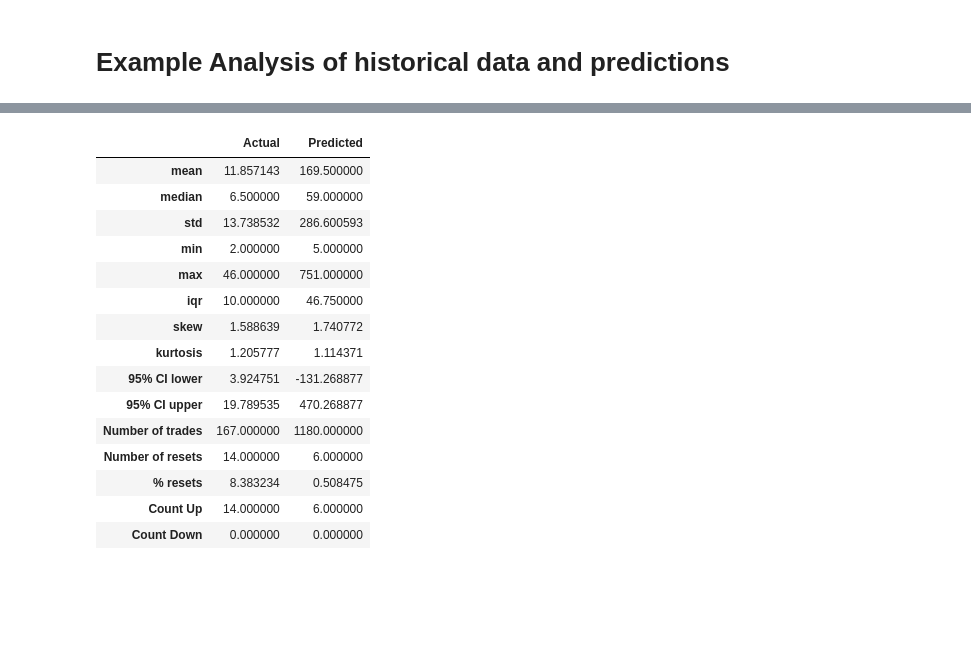
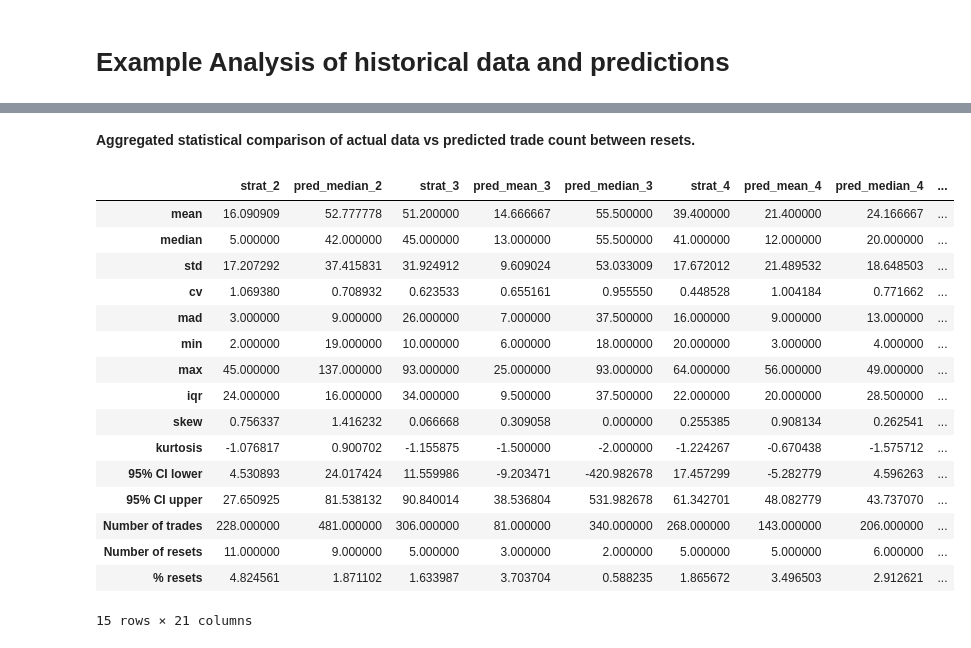
Before and after one commit to aakop14/dsf-model-evaluation, a Jupyter notebook: notebooks/example_analysis.ipynb, the cells around one changed output, grey strips where cells are left out. Saved outputs shown, nothing was run; the diff lists cells and outputs as text; code cells hidden in the pictures; blank space fills up the shorter version.

```diff
--- a/notebooks/example_analysis.ipynb
+++ b/notebooks/example_analysis.ipynb
@@ -57,6 +136,6 @@ Import pool data and filter transactions to match the raindex trading time windo
 # %%
 # Name of the csv file with historical pool data
-pool_filename = 'floco-usdc-pool-.csv'
+pool_filename = 'wlth-usdc-pool-0x1536ee1506e24e5a36be99c73136cd82907a902e.csv'
 # Read the csv and process dataframe accordingly
 pool_df = read_dex_data(csv_path=utils.get_data_path(pool_filename, 'trade'))
 # %%
@@ -112,9 +215,0 @@ display(pool_15m_df[pool_15m_df['reset']])
-# %%
-# Name of the spreadsheet model file that uses raindex trading data
-raindex_model_file_name = 'model-floco_raindex.xlsx'#r'model-floco_raindex_no_group.xlsx'
-# Choose the name of the sheet for analysis in the model
-trade_freq_sheet = '15M'
-# Read data from the model into dataframe
-raindex_15m_df = read_model_predictions(file_path=utils.get_data_path(raindex_model_file_name, 'model'), sheet_name=trade_freq_sheet)
-# Calculate trade counts from resets
-utils.add_reset_trade_count(raindex_15m_df)
@@ -123,7 +351,9 @@ utils.add_reset_trade_count(raindex_15m_df)
 max_trade_threshold = 1000000 # Optional filter for the maximum number or trades
                                 # Useful to eliminate outliers in the plot for visual comparison
                                 # Set at some large number if filtering is not required
+
+display(Markdown("**Histograms of strategy actual data vs predicted (by mean trade frequency) trade count between resets.**"))
 # Change bin_width to change grouping in histogram
-vis.plot_reset_trades_hist(raindex_15m_df[raindex_15m_df['trade_count']<max_trade_threshold],
-                           pool_15m_df[pool_15m_df['trade_count']<max_trade_threshold], bin_width=2)
+for index in range(len(strat_dfs)):
+    plot_strat_predicted_trades_hist(index, strat_dfs[index], prediction_mean_dfs[index], 'mean', is_mod_reset=True)
 # %% [output]
@@ -132,0 +366,5 @@ The plot shows one outlier at 751. Could be more reasonable to drop that entry a
+# %%
+display(Markdown("**Histograms of strategy actual data vs predicted (by median trade frequency) trade count between resets.**"))
+for index in range(len(strat_dfs)):
+    if prediction_median_dfs[index] is not None:
+        plot_strat_predicted_trades_hist(index, strat_dfs[index], prediction_median_dfs[index], 'median', is_mod_reset=True)
@@ -133,21 +384,43 @@ The plot shows one outlier at 751. Could be more reasonable to drop that entry a
 # %%
 # Generate comparison for trades between resets statistics
-stat_comparison_df = ev.compare_distributions(raindex_15m_df, pool_15m_df)
+stat_comparison_df = None
+for index in range(len(strat_dfs)):
+    curr_stat_comp = None
+    if prediction_mean_dfs[index] is not None:
+        curr_stat_comp = ev.compare_distributions(strat_dfs[index], prediction_mean_dfs[index], directions=[], is_mod_reset=True)
+        curr_stat_comp.columns = ['strat_{}'.format(index+1), 'pred_mean_{}'.format(index+1)]
+    if prediction_median_dfs[index] is not None:
+        median_stat_comp = ev.compare_distributions(strat_dfs[index], prediction_median_dfs[index], directions=[], is_mod_reset=True)
+        if curr_stat_comp is None:
+            curr_stat_comp = median_stat_comp
+            curr_stat_comp.columns = ['strat_{}'.format(index+1), 'pred_median_{}'.format(index+1)]
+        else:
+            curr_stat_comp['pred_median_{}'.format(index+1)] = median_stat_comp['Predicted'].values
+
+    if curr_stat_comp is not None:
+        if stat_comparison_df is None:
+            stat_comparison_df = curr_stat_comp
+        else:
+            stat_comparison_df = pd.concat([stat_comparison_df, curr_stat_comp], axis=1)
+
+display(Markdown("**Aggregated statistical comparison of actual data vs predicted trade count between resets.**"))
 display(stat_comparison_df)
 # %% [output]
+**Aggregated statistical comparison of actual data vs predicted trade count between resets.**
-|  | Actual | Predicted |
-| mean | 11.857143 | 169.500000 |
-| median | 6.500000 | 59.000000 |
-| std | 13.738532 | 286.600593 |
-| min | 2.000000 | 5.000000 |
-| max | 46.000000 | 751.000000 |
-| iqr | 10.000000 | 46.750000 |
-| skew | 1.588639 | 1.740772 |
-| kurtosis | 1.205777 | 1.114371 |
-| 95% CI lower | 3.924751 | -131.268877 |
-| 95% CI upper | 19.789535 | 470.268877 |
-| Number of trades | 167.000000 | 1180.000000 |
-| Number of resets | 14.000000 | 6.000000 |
-| % resets | 8.383234 | 0.508475 |
-| Count Up | 14.000000 | 6.000000 |
-| Count Down | 0.000000 | 0.000000 |
+|  | strat_2 | pred_median_2 | strat_3 | pred_mean_3 | pred_median_3 | strat_4 | pred_mean_4 | pred_median_4 | ... |
+| mean | 16.090909 | 52.777778 | 51.200000 | 14.666667 | 55.500000 | 39.400000 | 21.400000 | 24.166667 | ... |
+| median | 5.000000 | 42.000000 | 45.000000 | 13.000000 | 55.500000 | 41.000000 | 12.000000 | 20.000000 | ... |
+| std | 17.207292 | 37.415831 | 31.924912 | 9.609024 | 53.033009 | 17.672012 | 21.489532 | 18.648503 | ... |
+| cv | 1.069380 | 0.708932 | 0.623533 | 0.655161 | 0.955550 | 0.448528 | 1.004184 | 0.771662 | ... |
+| mad | 3.000000 | 9.000000 | 26.000000 | 7.000000 | 37.500000 | 16.000000 | 9.000000 | 13.000000 | ... |
+| min | 2.000000 | 19.000000 | 10.000000 | 6.000000 | 18.000000 | 20.000000 | 3.000000 | 4.000000 | ... |
+| max | 45.000000 | 137.000000 | 93.000000 | 25.000000 | 93.000000 | 64.000000 | 56.000000 | 49.000000 | ... |
+| iqr | 24.000000 | 16.000000 | 34.000000 | 9.500000 | 37.500000 | 22.000000 | 20.000000 | 28.500000 | ... |
+| skew | 0.756337 | 1.416232 | 0.066668 | 0.309058 | 0.000000 | 0.255385 | 0.908134 | 0.262541 | ... |
+| kurtosis | -1.076817 | 0.900702 | -1.155875 | -1.500000 | -2.000000 | -1.224267 | -0.670438 | -1.575712 | ... |
+| 95% CI lower | 4.530893 | 24.017424 | 11.559986 | -9.203471 | -420.982678 | 17.457299 | -5.282779 | 4.596263 | ... |
+| 95% CI upper | 27.650925 | 81.538132 | 90.840014 | 38.536804 | 531.982678 | 61.342701 | 48.082779 | 43.737070 | ... |
+| Number of trades | 228.000000 | 481.000000 | 306.000000 | 81.000000 | 340.000000 | 268.000000 | 143.000000 | 206.000000 | ... |
+| Number of resets | 11.000000 | 9.000000 | 5.000000 | 3.000000 | 2.000000 | 5.000000 | 5.000000 | 6.000000 | ... |
+| % resets | 4.824561 | 1.871102 | 1.633987 | 3.703704 | 0.588235 | 1.865672 | 3.496503 | 2.912621 | ... |
+15 rows × 21 columns
```
Also changed, not shown: parts of 50 cells of this notebook, 41 other files.
